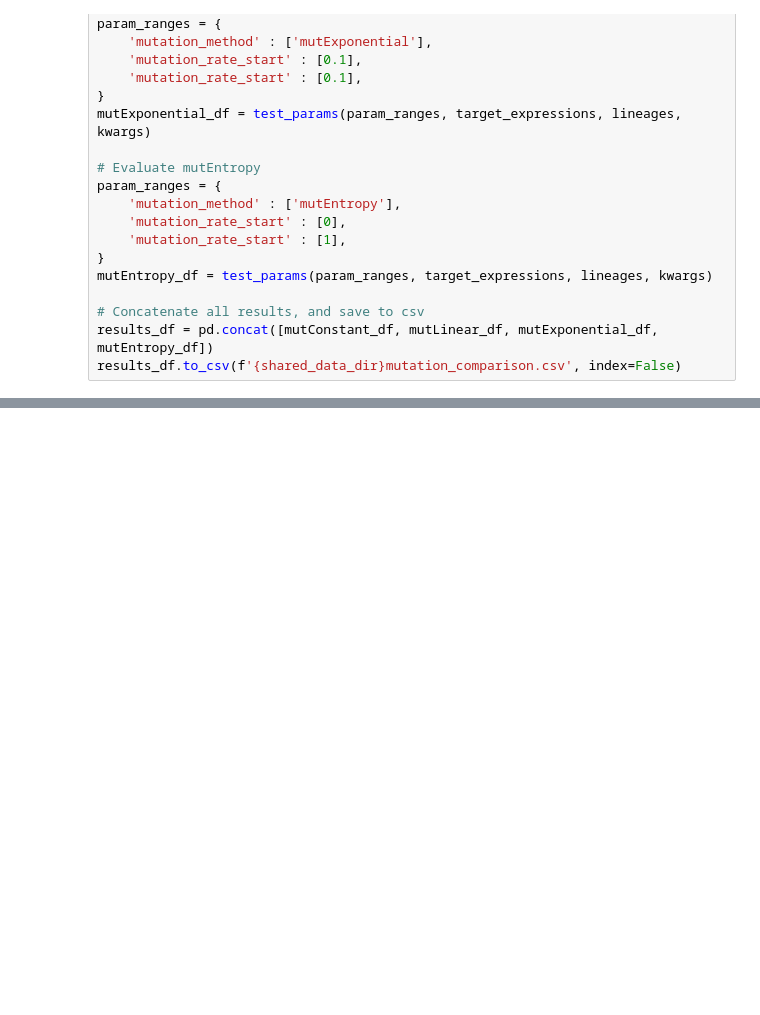
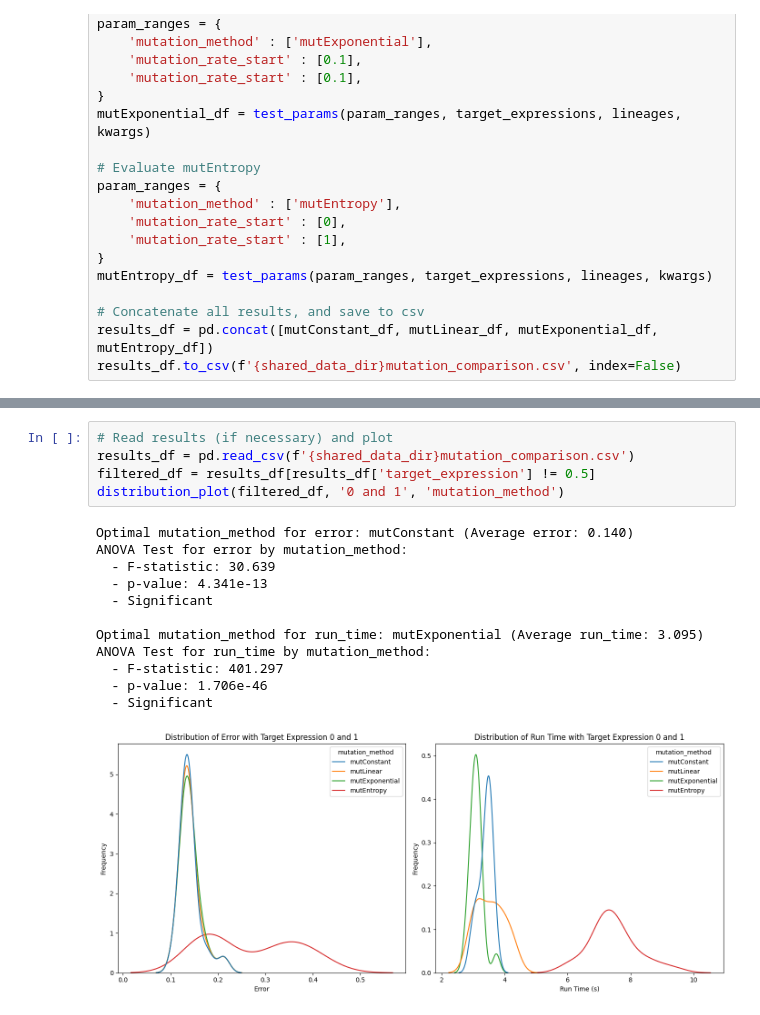
Before and after one commit to Rhys-sg/promoter-sequence-transcription-rates, a Jupyter notebook: v2/Testing GA/GA_deap/1_mutation_method.ipynb, the cells around one changed output, grey strips where cells are left out. Drawn from its saved outputs; the diff is of its cells as text; blank space fills up the shorter version.

Commit message:
Revert mutation method

```diff
--- a/v2/Testing GA/GA_deap/1_mutation_method.ipynb
+++ b/v2/Testing GA/GA_deap/1_mutation_method.ipynb
@@ -521,0 +577,18 @@ ANOVA Test for run_time by mutation_method:
+# %%
+# Read results (if necessary) and plot
+results_df = pd.read_csv(f'{shared_data_dir}mutation_comparison.csv')
+filtered_df = results_df[results_df['target_expression'] != 0.5]
+distribution_plot(filtered_df, '0 and 1', 'mutation_method')
+# %% [output]
+Optimal mutation_method for error: mutConstant (Average error: 0.140)
+ANOVA Test for error by mutation_method:
+  - F-statistic: 30.639
+  - p-value: 4.341e-13
+  - Significant
+
+Optimal mutation_method for run_time: mutExponential (Average run_time: 3.095)
+ANOVA Test for run_time by mutation_method:
+  - F-statistic: 401.297
+  - p-value: 1.706e-46
+  - Significant
+[figure, added]
```
Also changed, not shown: parts of 2 cells of this notebook, 4 other files.
